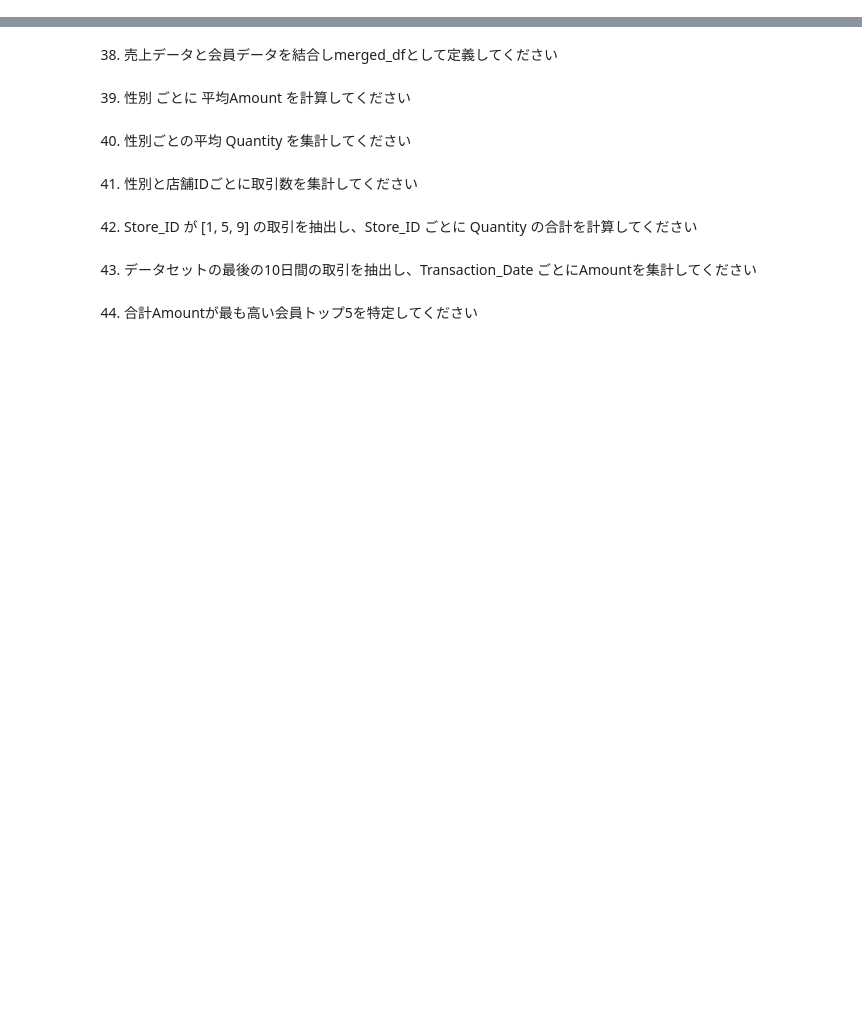
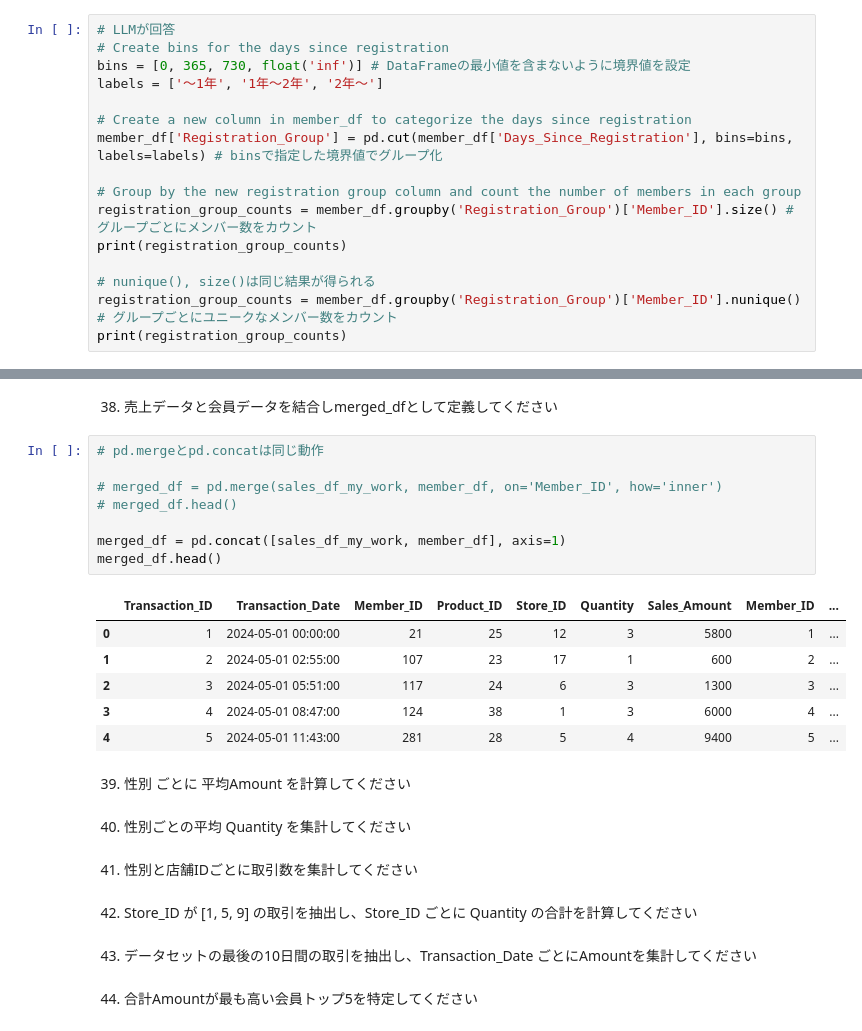
Before and after one commit to ken-hori-2/Kaggle_ws, a Jupyter notebook: 2025_Done/20250215_Done/Udemy_100本ノック_問題.ipynb, the cells around one changed output, grey strips where cells are left out. Cells and saved outputs as stored; diff of their text form; blank space fills up the shorter version.

```diff
--- a/2025_Done/20250215_Done/Udemy_100本ノック_問題.ipynb
+++ b/2025_Done/20250215_Done/Udemy_100本ノック_問題.ipynb
@@ -870,0 +914,16 @@ Length: 252, dtype: int64
+# %%
+# LLMが回答
+# Create bins for the days since registration
+bins = [0, 365, 730, float('inf')] # DataFrameの最小値を含まないように境界値を設定
+labels = ['〜1年', '1年〜2年', '2年〜']
+
+# Create a new column in member_df to categorize the days since registration
+member_df['Registration_Group'] = pd.cut(member_df['Days_Since_Registration'], bins=bins, labels=labels) # binsで指定した境界値でグループ化
+
+# Group by the new registration group column and count the number of members in each group
+registration_group_counts = member_df.groupby('Registration_Group')['Member_ID'].size() # グループごとにメンバー数をカウント
+print(registration_group_counts)
+
+# nunique(), size()は同じ結果が得られる
+registration_group_counts = member_df.groupby('Registration_Group')['Member_ID'].nunique() # グループごとにユニークなメンバー数をカウント
+print(registration_group_counts)
@@ -871,5 +985,20 @@ Length: 252, dtype: int64
 # %% [markdown]
 38. 売上データと会員データを結合しmerged_dfとして定義してください
+# %%
+# pd.mergeとpd.concatは同じ動作
+
+# merged_df = pd.merge(sales_df_my_work, member_df, on='Member_ID', how='inner')
+# merged_df.head()
+
+merged_df = pd.concat([sales_df_my_work, member_df], axis=1)
+merged_df.head()
+# %% [output]
+|  | Transaction_ID | Transaction_Date | Member_ID | Product_ID | Store_ID | Quantity | Sales_Amount | Member_ID | ... |
+| 0 | 1 | 2024-05-01 00:00:00 | 21 | 25 | 12 | 3 | 5800 | 1 | ... |
+| 1 | 2 | 2024-05-01 02:55:00 | 107 | 23 | 17 | 1 | 600 | 2 | ... |
+| 2 | 3 | 2024-05-01 05:51:00 | 117 | 24 | 6 | 3 | 1300 | 3 | ... |
+| 3 | 4 | 2024-05-01 08:47:00 | 124 | 38 | 1 | 3 | 6000 | 4 | ... |
+| 4 | 5 | 2024-05-01 11:43:00 | 281 | 28 | 5 | 4 | 9400 | 5 | ... |
 # %% [markdown]
 39. 性別 ごとに 平均Amount を計算してください
 # %% [markdown]
```
Also changed, not shown: parts of 5 cells of this notebook.
